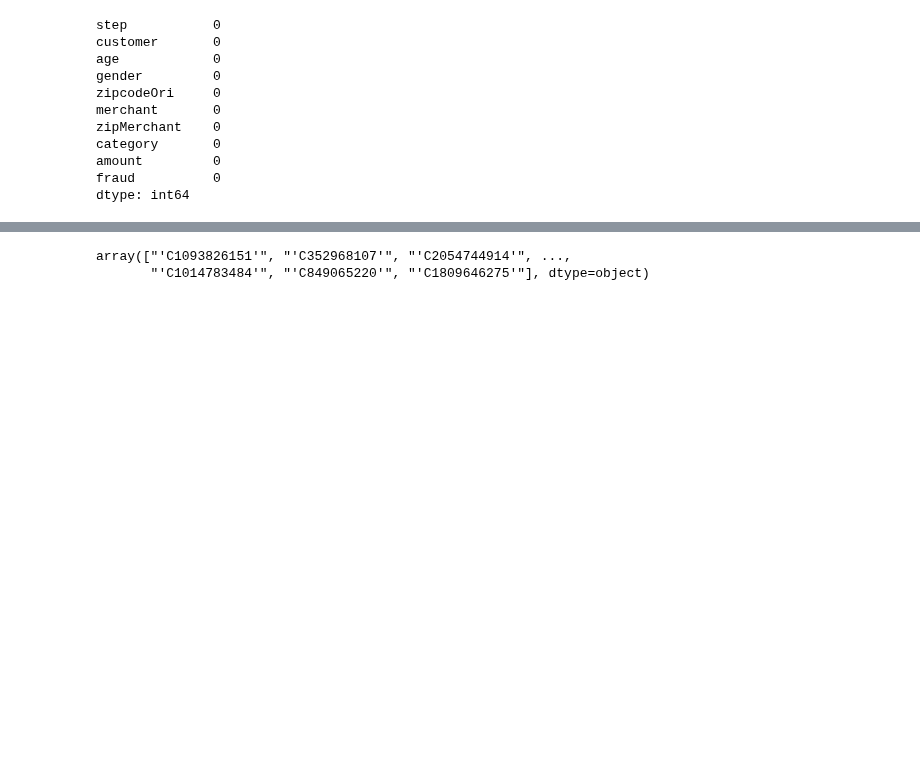
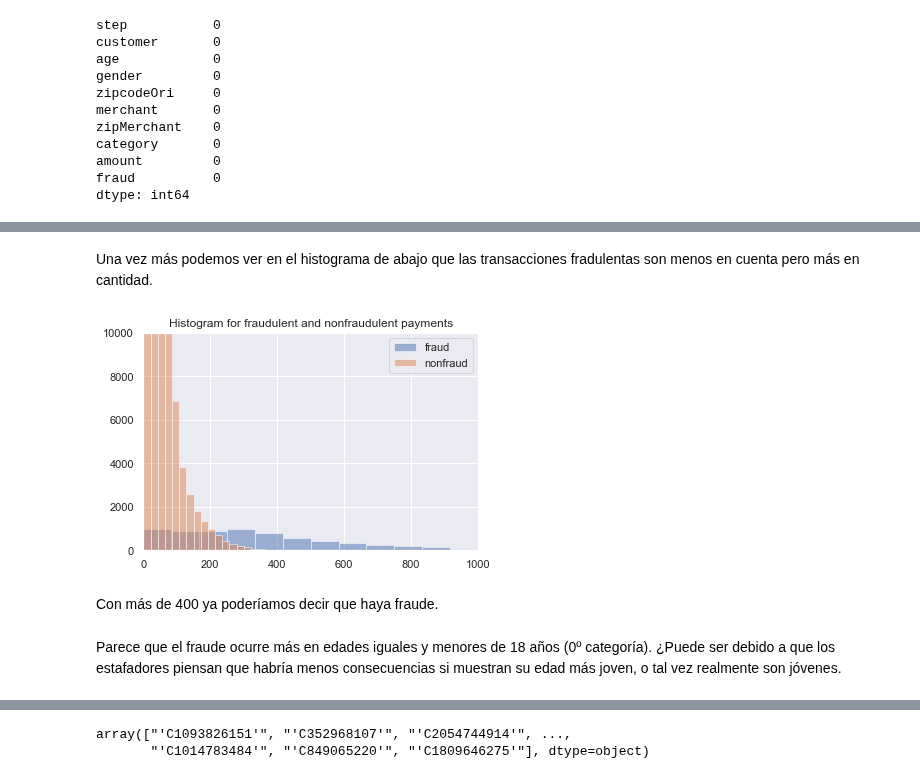
Before and after one commit to alseveso/AcamicaDS, a Jupyter notebook: Proyecto 4/Proyecto 04.ipynb, the cells around one changed output, grey strips where cells are left out. Saved outputs shown, nothing was run; the diff lists cells and outputs as text; code cells hidden in the pictures; blank space fills up the shorter version.

```diff
--- a/Proyecto 4/Proyecto 04.ipynb
+++ b/Proyecto 4/Proyecto 04.ipynb
@@ -52,0 +177,4 @@ banksim[['step','age','amount']].describe().round()
+# %%
+# Create two dataframes with fraud and non-fraud data
+df_fraud = banksim.loc[banksim.fraud == 1]
+df_non_fraud = banksim.loc[banksim.fraud == 0]
@@ -52,0 +215,16 @@ banksim[['step','age','amount']].describe().round()
+# %% [markdown]
+Una vez más podemos ver en el histograma de abajo que las transacciones fradulentas son menos en cuenta pero más en cantidad.
+# %%
+plt.hist(df_fraud.amount, alpha=0.5, label='fraud',bins=100)
+plt.hist(df_non_fraud.amount, alpha=0.5, label='nonfraud',bins=100)
+plt.title("Histogram for fraudulent and nonfraudulent payments")
+plt.ylim(0,10000)
+plt.xlim(0,1000)
+plt.legend()
+plt.show()
+# %% [output]
+[figure, added]
+# %% [markdown]
+Con más de 400 ya poderíamos decir que haya fraude.
+# %% [markdown]
+Parece que el fraude ocurre más en edades iguales y menores de 18 años (0º categoría). ¿Puede ser debido a que los estafadores piensan que habría menos consecuencias si muestran su edad más joven, o tal vez realmente son jóvenes.
```
Also changed, not shown: parts of 49 cells of this notebook, 1 other file.
